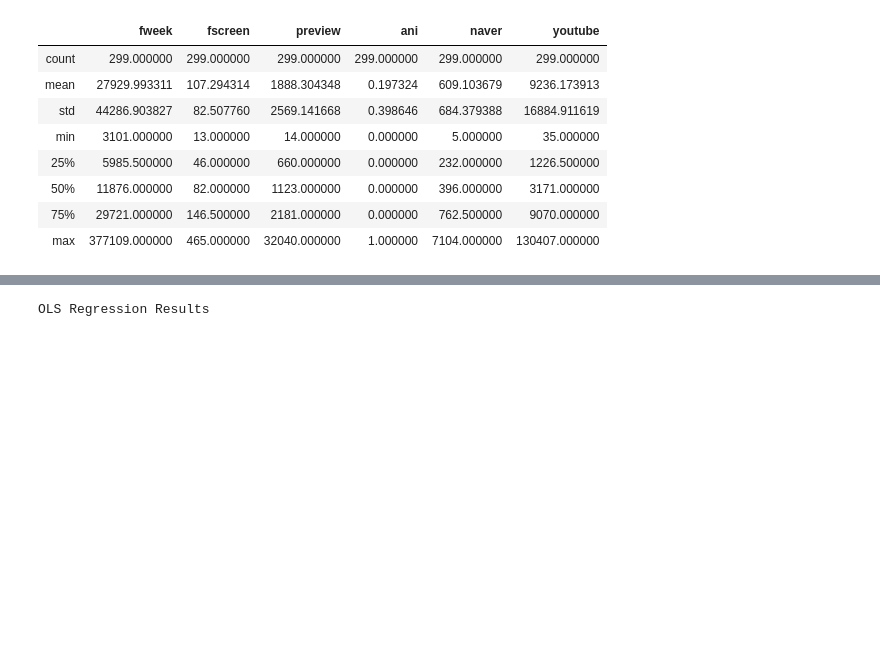
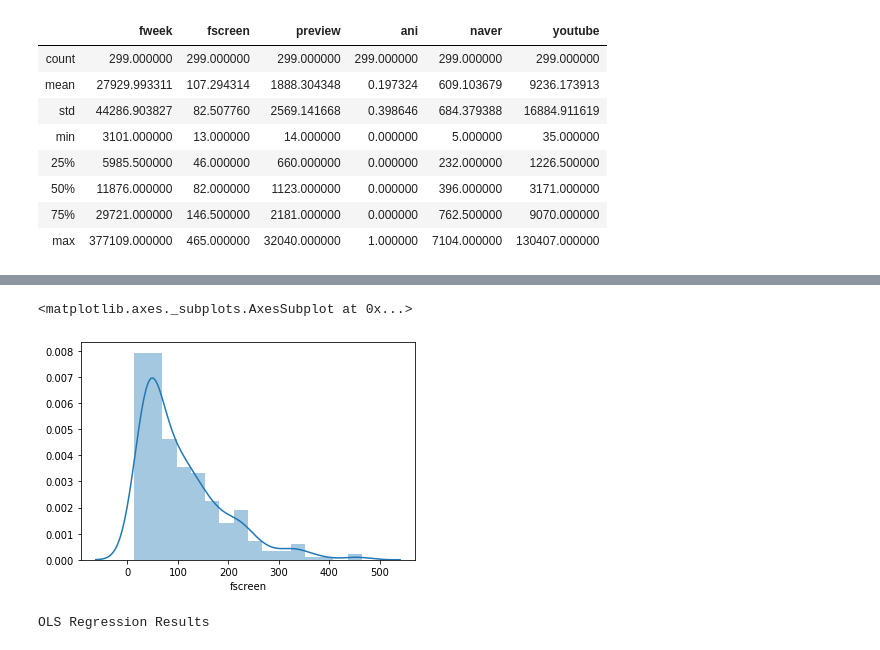
Before and after one commit to jongwonIee/multi-dimensional-visualization-with-python, a Jupyter notebook: multi-dimension-regression-visualization.ipynb, the cells around one changed output, grey strips where cells are left out. Saved outputs shown, nothing was run; the diff lists cells and outputs as text; code cells hidden in the pictures; blank space fills up the shorter version.

```diff
--- a/multi-dimension-regression-visualization.ipynb
+++ b/multi-dimension-regression-visualization.ipynb
@@ -52,3 +84,8 @@ df[cols_with_Y].describe()
+# %%
+sns.distplot(df['fscreen'])
+# %% [output]
+<matplotlib.axes._subplots.AxesSubplot at 0x...>
+[figure, added]
 # %%
 X = df[cols]
 X = df[cols].assign(const=1)
```
Also changed, not shown: parts of 10 cells of this notebook, 1 other file.
